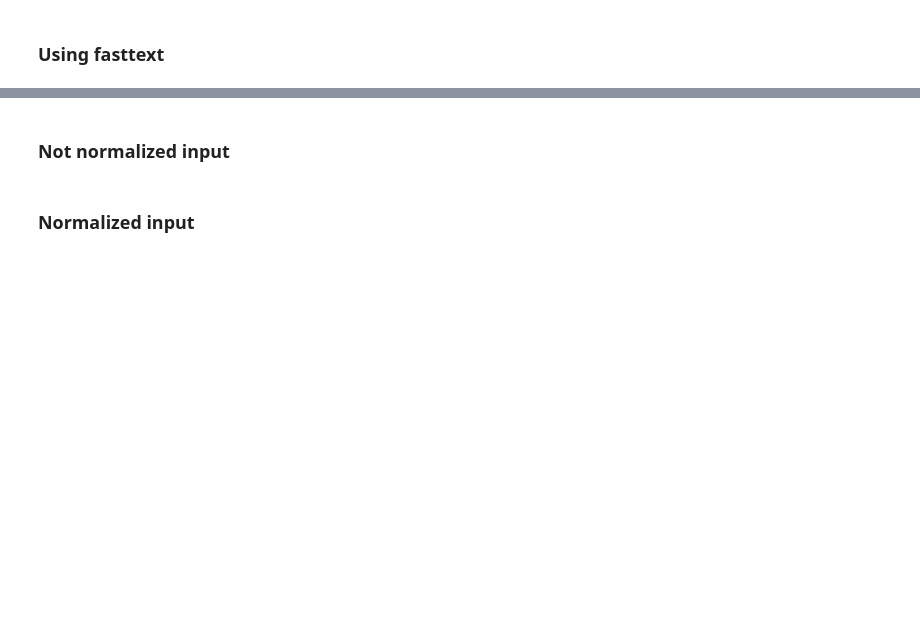
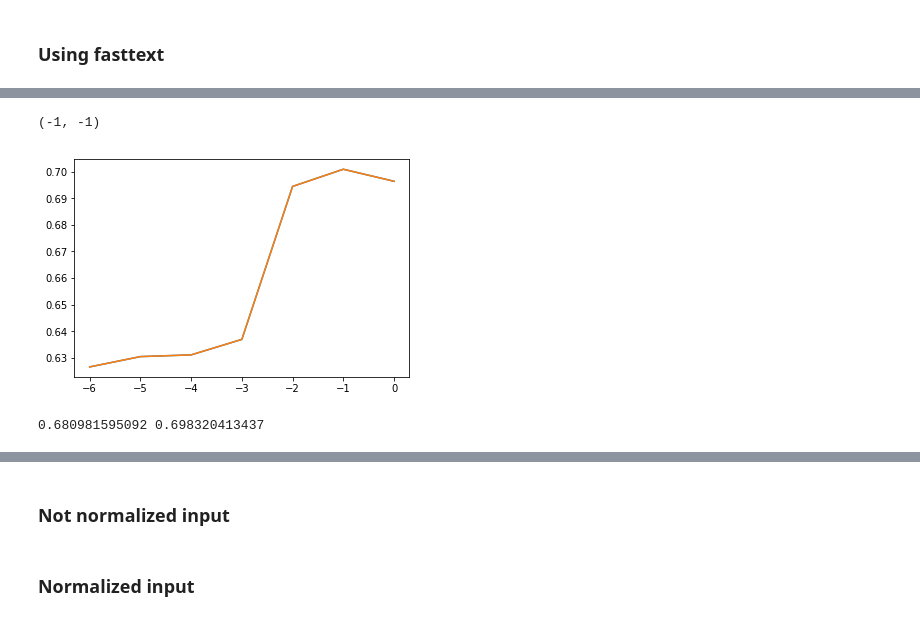
Before and after one commit to mahamfkhan/NLU, a Jupyter notebook: fastText test.ipynb, the cells around one changed output, grey strips where cells are left out. Saved outputs shown, nothing was run; the diff lists cells and outputs as text; code cells hidden in the pictures; blank space fills up the shorter version.

```diff
--- a/fastText test.ipynb
+++ b/fastText test.ipynb
@@ -93,0 +172,47 @@ import matplotlib.pyplot as plt
+# %%
+N_val = []
+precision = []
+recall = []
+f1 = []
+accs = []
+param_range = np.arange(-6,1)
+sender_val = sender_df.iloc[sender_splits[1]]
+for rate in 10.0**param_range:
+    model = train_supervised(input=sender["train"],
+                             epoch=50, #tuned
+                             lr=rate, #tuned minimal improvements
+                             ws = 7, #tuned
+                             wordNgrams=4, #tuned
+                             verbose=1, #tuned minimal improvements
+                             minCount=4,
+                             dim=200)
+    N,p,r =  results(*model.test(sender["dev"]))
+    f1.append(get_F1(p,r))
+    N_val.append(N)
+    precision.append(p)
+    recall.append(r)
+    accs.append(get_acc(model, sender_val))
+
+
+plt.plot(param_range,f1)
+plt.plot(param_range, accs)
+param_range[np.argmax(f1)], param_range[np.argmax(accs)]
+# %% [output]
+(-1, -1)
+[figure, added]
+# %%
+#best model for sender
+sender_test = sender_df.iloc[sender_splits[2]]
+sender_model = train_supervised(input=sender["train"],
+                             epoch=50, #tuned
+                             lr=10.0**-1, #tuned minimal improvements
+                             ws = 7, #tuned
+                             wordNgrams=4, #tuned
+                             verbose=1, #tuned minimal improvements
+                             minCount=4,
+                             dim=200)
+N,p,r =  results(*model.test(sender["test"]))
+print(get_acc(sender_model, sender_test), get_acc(sender_model, sender_val))
+#insert model tested on fair frame here
+# %% [output]
+0.680981595092 0.698320413437
```
Also changed, not shown: parts of 30 cells of this notebook, 2 other files.
